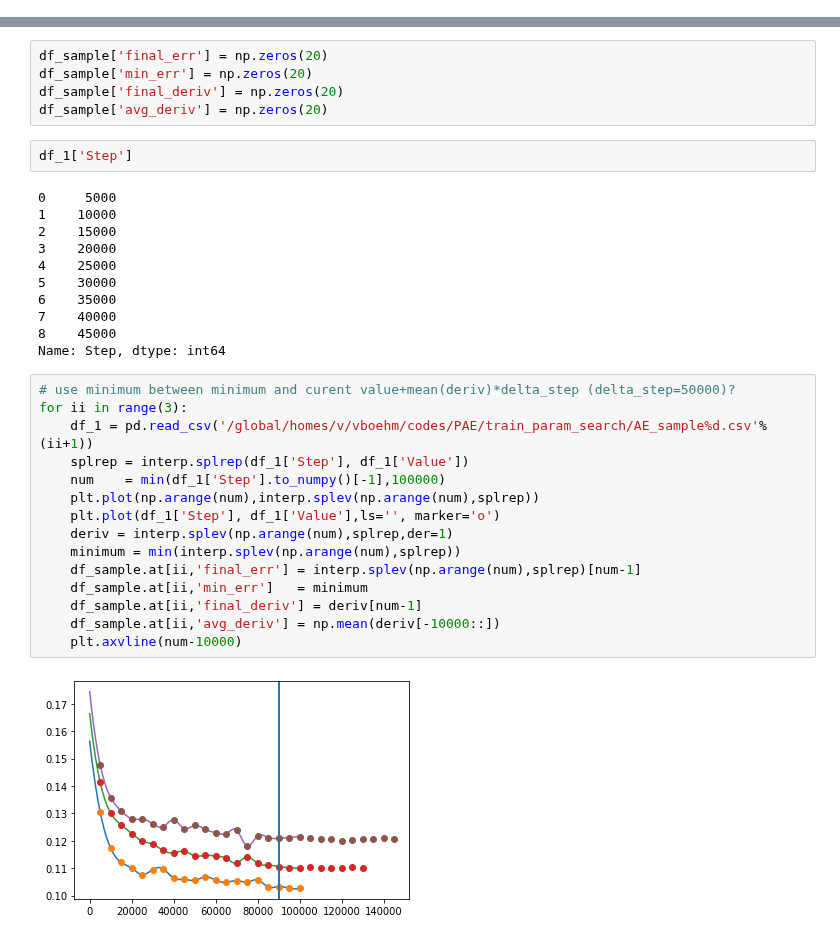
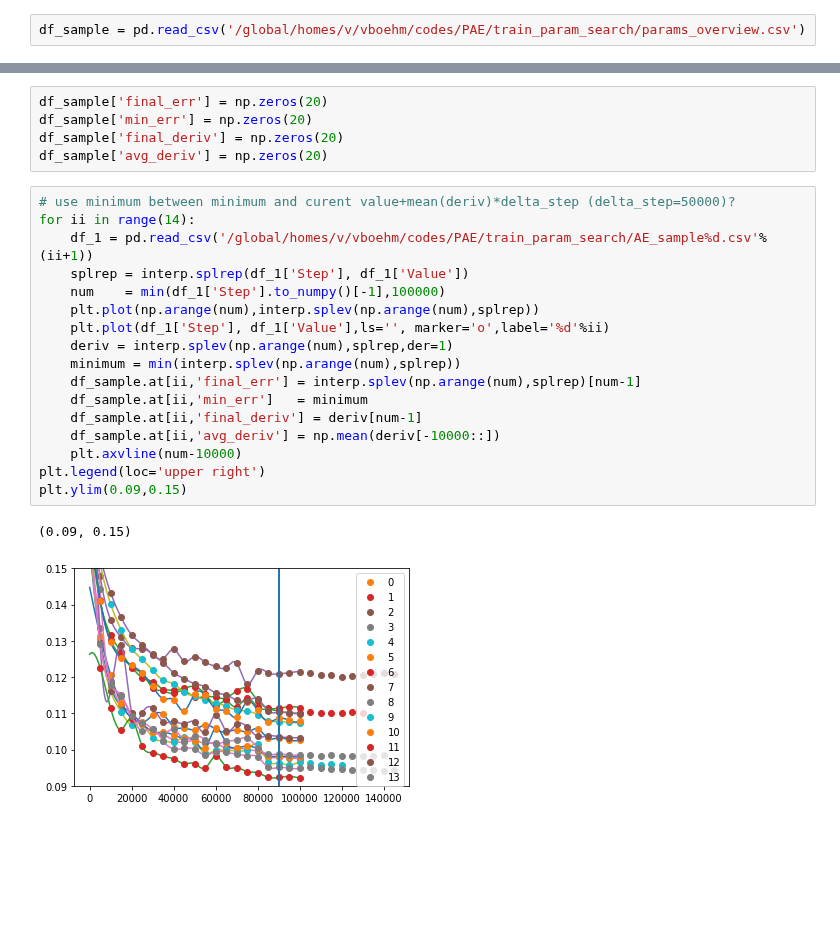
Before and after one commit to VMBoehm/PAE, a Jupyter notebook: notebooks/param_space_sampling.ipynb, the cells around one changed output, grey strips where cells are left out. Saved outputs shown, nothing was run; the diff lists cells and outputs as text; blank space fills up the shorter version.

```diff
--- a/notebooks/param_space_sampling.ipynb
+++ b/notebooks/param_space_sampling.ipynb
@@ -50,0 +28,2 @@ df_sample
+# %%
+df_sample = pd.read_csv('/global/homes/v/vboehm/codes/PAE/train_param_search/params_overview.csv')
@@ -53,33 +53,23 @@ df_sample['final_err'] = np.zeros(20)
 df_sample['min_err'] = np.zeros(20)
 df_sample['final_deriv'] = np.zeros(20)
 df_sample['avg_deriv'] = np.zeros(20)
-# %%
-df_1['Step']
-# %% [output]
-0     5000
-1    10000
-2    15000
-3    20000
-4    25000
-5    30000
-6    35000
-7    40000
-8    45000
-Name: Step, dtype: int64
 # %%
 # use minimum between minimum and curent value+mean(deriv)*delta_step (delta_step=50000)?
-for ii in range(3):
+for ii in range(14):
     df_1 = pd.read_csv('/global/homes/v/vboehm/codes/PAE/train_param_search/AE_sample%d.csv'%(ii+1))
     splrep = interp.splrep(df_1['Step'], df_1['Value'])
     num    = min(df_1['Step'].to_numpy()[-1],100000)
     plt.plot(np.arange(num),interp.splev(np.arange(num),splrep))
-    plt.plot(df_1['Step'], df_1['Value'],ls='', marker='o')
+    plt.plot(df_1['Step'], df_1['Value'],ls='', marker='o',label='%d'%ii)
     deriv = interp.splev(np.arange(num),splrep,der=1)
     minimum = min(interp.splev(np.arange(num),splrep))
     df_sample.at[ii,'final_err'] = interp.splev(np.arange(num),splrep)[num-1]
     df_sample.at[ii,'min_err']   = minimum
     df_sample.at[ii,'final_deriv'] = deriv[num-1]
     df_sample.at[ii,'avg_deriv'] = np.mean(deriv[-10000::])
     plt.axvline(num-10000)
+plt.legend(loc='upper right')
+plt.ylim(0.09,0.15)
 # %% [output]
+(0.09, 0.15)
-[figure, old version]
+[figure, new version]
```
Also changed, not shown: parts of 32 cells of this notebook, 9 other files.
